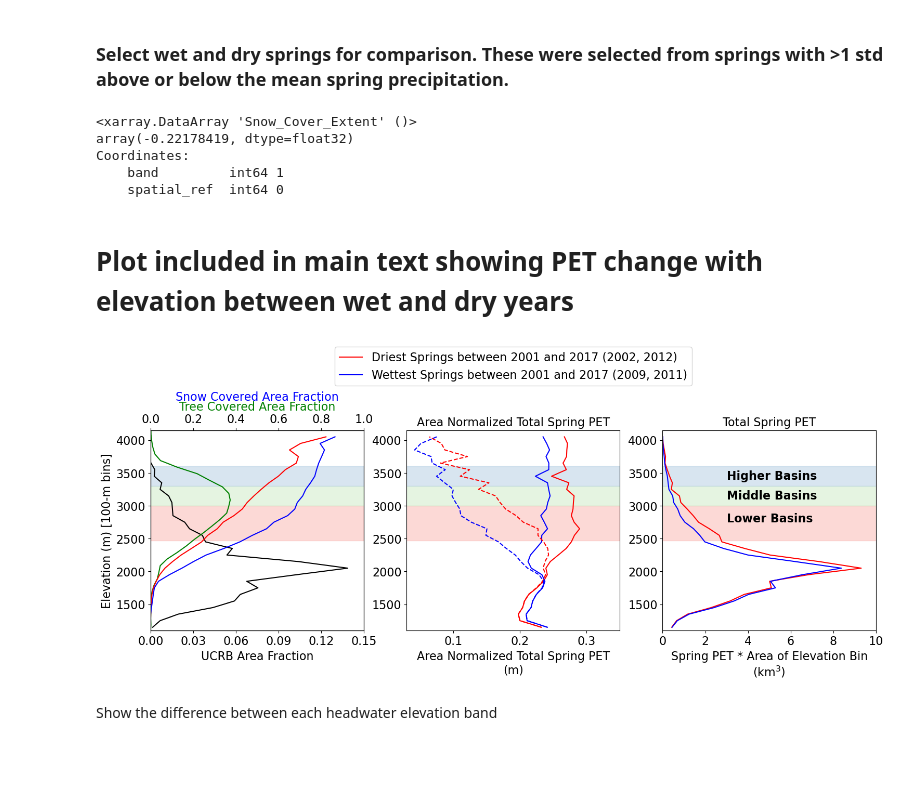
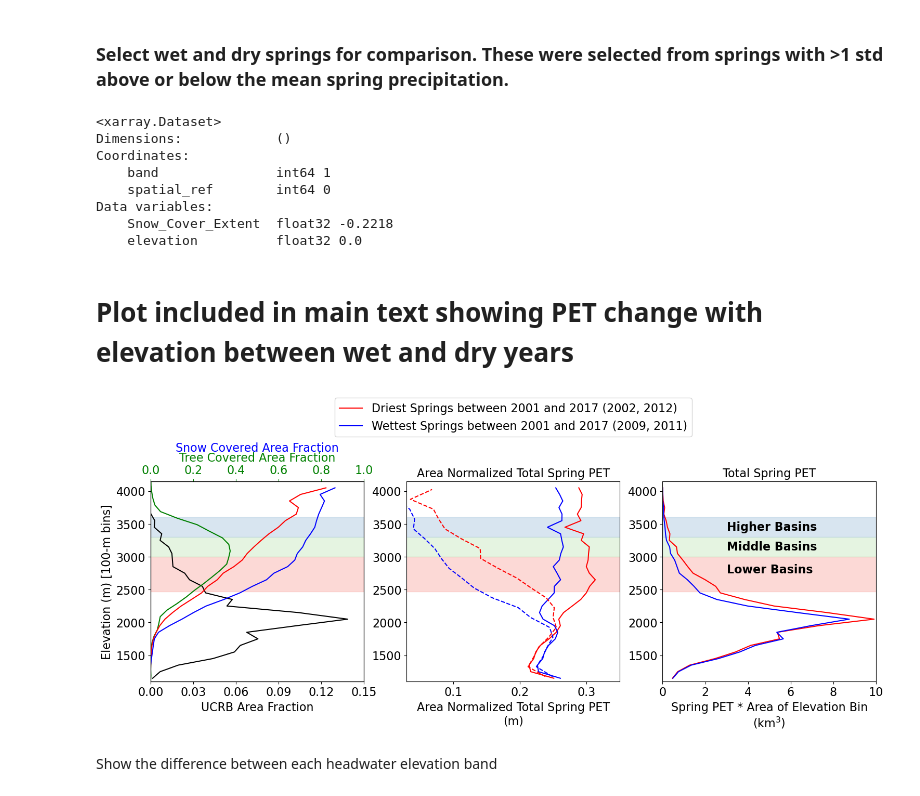
Before and after one commit to dlhogan97/Spring-Precipitation-Effect-CO-River, a Jupyter notebook: Upper_CO_Analysis/notebooks/06B_ERA5_ENERGY_ONLY_20240121.ipynb, the cells around one changed output. Drawn from its saved outputs; the diff is of its cells as text; code cells hidden in the pictures; blank space fills up the shorter version.

```diff
--- a/Upper_CO_Analysis/notebooks/06B_ERA5_ENERGY_ONLY_20240121.ipynb
+++ b/Upper_CO_Analysis/notebooks/06B_ERA5_ENERGY_ONLY_20240121.ipynb
@@ -99,7 +101,7 @@ spring_modis_sca = ucrb_modis_sca.resample(time='1MS').max('time')
 era5_energy_only = era5_land_net_rad.sel(time=slice('2001-03-01', '2016-05-31'))
 # replae snowc with modis sca
 era5_energy_only = era5_energy_only.rename({'latitude': 'y', 'longitude': 'x'})
-# era5_energy_only['snowc'] = spring_modis_sca.sel(time=slice('2001-03-01', '2016-05-31')).Snow_Cover_Extent
+era5_energy_only['snowc'] = ucrb_modis_sca_monthly.sel(time=slice('2001-03-01', '2016-05-31')).Snow_Cover_Extent*100
 
 # add crs to the data
 era5_energy_only = era5_energy_only.rio.write_crs("epsg:4326")
@@ -314,12 +314,12 @@ era5_subset = era5_energy_only_clipped.sel(time=slice('2001-03-01','2016-06-01')
 # %%
 # make a hypsometric plot of PET with elevation
 era5_data = era5_subset.where(era5_subset.time.dt.month.isin([3,4,5]),drop=True).groupby('time.year').sum('time')
-#era5_subset_masked.where(era5_subset_masked.time.dt.month.isin([3,4,5]),drop=True).groupby('time.year').sum('time')
+# era5_subset_masked.where(era5_subset_masked.time.dt.month.isin([3,4,5]),drop=True).groupby('time.year').sum('time')
 
 # replace 0 with nan
 era5_data = era5_data.where(era5_data>=0,np.nan)
 # replace unrealistic values > 1000 with nan
-# era5_data = era5_data.where((era5_data<900) | (~era5_data.notnull()),800)
+era5_data = era5_data.where((era5_data<900) | (~era5_data.notnull()),800)
 # add the elevation data
 dem_fine = rxr.open_rasterio('../data/geodata/ucrb_dem_32613_150m.tif').squeeze()
 # calculate the area of 100 m elevation bins
@@ -361,3 +361,7 @@ dem_sca = dem_fine.rio.reproject_match(spring_modis_sca)
 # replace values less than 0 with nan
 dem_sca = dem_sca.where(dem_sca>0, np.nan)
 spring_modis_sca['elevation'] = dem_sca
+# give elevation a year dimension
+spring_modis_sca['elevation'] = spring_modis_sca['elevation'].expand_dims({'year':spring_modis_sca['year']})
+# repeat the elevation data for each year
+spring_modis_sca
@@ -364,5 +383,5 @@ spring_modis_sca['elevation'] = dem_sca
 # %%
-tree_covered_area = rxr.open_rasterio('../data/geodata/nlcd_landcover/ucrb_tree_cover_fraction_cleaned.tif').squeeze()
+tree_covered_area = rxr.open_rasterio('../data/geodata/NLCD_landcover/ucrb_tree_cover_fraction_cleaned.tif').squeeze()
 # resample to 150 m resolution
 tree_covered_area = tree_covered_area.rio.reproject_match(dem_fine, resampling=Resampling.bilinear)
 
@@ -434,19 +453,23 @@ Text(0.5, 1.0, 'Area Normalized Total Spring PET')
 # %% [markdown]
 ### Select wet and dry springs for comparison. These were selected from springs with >1 std above or below the mean spring precipitation.
 # %%
-one = spring_modis_sca.groupby_bins('elevation', np.arange(era5_data.elevation.min(),
+one = spring_modis_sca[["Snow_Cover_Extent","elevation"]].sel(year=[2002,2012]).mean('year').groupby_bins('elevation', np.arange(era5_data.elevation.min(),
                                                     era5_data.elevation.max(),
-                                                    100)).mean().Snow_Cover_Extent.sel(year=[2002,2012]).mean('year')
-two = spring_modis_sca.groupby_bins('elevation', np.arange(era5_data.elevation.min(),
+                                                    100)).mean()
+two = spring_modis_sca[["Snow_Cover_Extent","elevation"]].sel(year=[2008,2011]).mean('year').groupby_bins('elevation', np.arange(era5_data.elevation.min(),
                                                     era5_data.elevation.max(),
-                                                    100)).mean().Snow_Cover_Extent.sel(year=[2009,2011]).mean('year')
+                                                    100)).mean()
+
 (one-two).isel(elevation_bins=slice(13,18)).mean()
 # %% [output]
-<xarray.DataArray 'Snow_Cover_Extent' ()>
-array(-0.22178419, dtype=float32)
+<xarray.Dataset>
+Dimensions:            ()
 Coordinates:
-    band         int64 1
-    spatial_ref  int64 0
+    band               int64 1
+    spatial_ref        int64 0
+Data variables:
+    Snow_Cover_Extent  float32 -0.2218
+    elevation          float32 0.0
 # %% [markdown]
 # Plot included in main text showing PET change with elevation between wet and dry years
 # %%
@@ -464,24 +487,24 @@ ax = axs[0]
 ax.set_xlabel('UCRB Area Fraction')
 ax2 = ax.twiny()
 tree_covered_area_bins.plot(y='elevation_bins',ax=ax2, color='g')
-spring_modis_sca.groupby_bins('elevation', np.arange(era5_data.elevation.min(),
-                                                    era5_data.elevation.max(),
-                                                    100)).mean().Snow_Cover_Extent.sel(year=[2002,2012]).mean('year').plot(y='elevation_bins',
-                                                                                                                                ax=ax2,
-                                                                                                                                color='r',
-                                                                                                                                label='Dry Spring (2002)')
-spring_modis_sca.groupby_bins('elevation', np.arange(era5_data.elevation.min(),
-                                                    era5_data.elevation.max(),
-                                                    100)).mean().Snow_Cover_Extent.sel(year=[2009,2011]).mean('year').plot(y='elevation_bins',
-                                                                                                                           ax=ax2,
-                                                                                                                           color='b',
-                                                                                                                           label='Wet Spring (2011)')
+spring_modis_sca[["Snow_Cover_Extent","elevation"]].sel(year=[2002,2012]).mean('year').groupby_bins('elevation',
+                                                                                                    np.arange(era5_data.elevation.min(),
+                                                                                                    era5_data.elevation.max(),100)).mean().Snow_Cover_Extent.plot(y='elevation_bins',
+                                                                                                                                                ax=ax2,
+                                                                                                                                                color='r',
+                                                                                                                                                label='Driest Springs between 2001 and 2017 (2002, 2012)')
+spring_modis_sca[["Snow_Cover_Extent","elevation"]].sel(year=[2009,2011]).mean('year').groupby_bins('elevation',
+                                                                                                    np.arange(era5_data.elevation.min(),
+                                                                                                    era5_data.elevation.max(),100)).mean().Snow_Cover_Extent.plot(y='elevation_bins',
+                                                                                                                                                ax=ax2,
+                                                                                                                                                color='b',
+                                                                                                                                                 label='Wettest Springs between 2001 and 2017 (2009, 2011)')
 ax2.set_xlabel('Tree Covered Area Fraction', color='g', fontsize=16)
 # make the ticks green
 for tl in ax2.get_xticklabels():
-    tl.set_color('k')
+    tl.set_color('g')
     tl.set_fontsize(16)
-ax2.tick_params(axis='x', colors='k')
+ax2.tick_params(axis='x', colors='g')
 ax2.set_xlim(0,1)
 ax2.set_title('')
 # add another axis on top of ax2
@@ -502,7 +525,8 @@ ax.set_xlim(0,0.15)
 ax.set_xticks(np.arange(0,0.16,0.03))
 
 ax = axs[1]
-# binned_et_eo = binned_et_eo * 10130.37725989001 * 10130.37725989001 / 1e9
+
+binned_et_eo = binned_et_eo * 10130.37725989001 * 10130.37725989001 / 1e9
 binned_et_eo = era5_data.groupby_bins(era5_data.elevation, bins=np.arange(era5_data.elevation.min(),era5_data.elevation.max(),100)).mean().et_eo / 1000
 binned_et_eo.sel(year=[2002,2012]).mean('year').plot(y='elevation_bins',
                                                         ax=ax,
@@ -514,7 +538,7 @@ binned_et_eo.sel(year=[2009, 2011]).mean('year').plot(y='elevation_bins',
                                                         label = 'Wettest Springs between 2001 and 2017 (2009, 2011)')
 band_diff_1 = binned_et_eo.sel(year=[2002,2012]).mean('year') - binned_et_eo.sel(year=[2009, 2011]).mean('year')
 
-binned_et_eo = era5_data.groupby_bins(era5_data.elevation, bins=np.arange(era5_data.elevation.min(),era5_data.elevation.max(),100)).mean().et_eo_adj / 1000
+binned_et_eo = era5_data.groupby_bins(era5_data.elevation, bins=np.arange(era5_data.elevation.min(),era5_data.elevation.max(),150)).mean().et_eo_adj / 1000
 # binned_et_eo = binned_et_eo * 10130.37725989001 * 10130.37725989001 / 1e9
 binned_et_eo.sel(year=[2002,2012]).mean('year').plot(y='elevation_bins',
                                                     ax=ax,
@@ -546,34 +570,34 @@ color='b',
 label = 'Wettest Spring (2009, 2011)')
 ax.set_xlabel('Spring PET * Area of Elevation Bin\n(km$^3$)')
 ax.set_ylabel('')
 ax.set_title('Total Spring PET')
 ax.set_xlim(0,10)
 # add a text annotation for the band just above the bottom of the band at 2470
 ax.text(3, 2800,'Lower Basins ', ha='left', va='center', color='black', fontsize=16, weight='bold')
 # add a text annotation for the band just above the bottom of the band at 2470
 ax.text(3, 3150,'Middle Basins', ha='left', va='center', color='black', fontsize=16, weight='bold')
 # add a text annotation for the band just above the bottom of the band at 2470
 ax.text(3, 3450,'Higher Basins', ha='left', va='center', color='black', fontsize=16, weight='bold')
 for ax in axs:
     ax.set_ylim(era5_data.elevation.min(),era5_data.elevation.max())
     # increase the font size for all x and y ticks
     ax.tick_params(axis='both', which='major', labelsize=16)
     # increase the font size for x and y labels
     ax.set_xlabel(ax.get_xlabel(), fontsize=16)
     ax.set_ylabel(ax.get_ylabel(), fontsize=16)
     ax.set_title(ax.get_title(), fontsize=16)
     # add a horizontal band between 2470 and 2900
     ax.axhspan(2470, 3000, color='#fbb4ae', alpha=0.5,)
 
     # add a horizontal band between 2900 and 3200
     ax.axhspan(3000, 3300, color='#ccebc5', alpha=0.5,)
 
     # add a horizontal band between 3200 and 3600
     ax.axhspan(3300, 3600, color='#b3cde3', alpha=0.5,)
 
 # fig.suptitle('Hypsometric Plot of Spring PET (Energy-Only) and Elevation', fontsize=20, y=1.2)
 # %% [output]
-[figure, old version]
+[figure, new version]
 # %% [markdown]
 Show the difference between each headwater elevation band
 # %%
```
Also changed, not shown: parts of 8 cells of this notebook, 5 other files.
